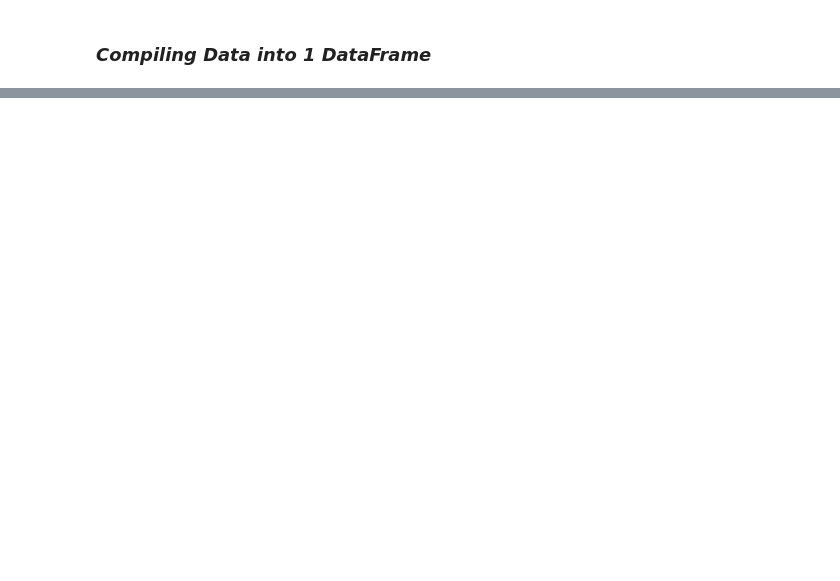
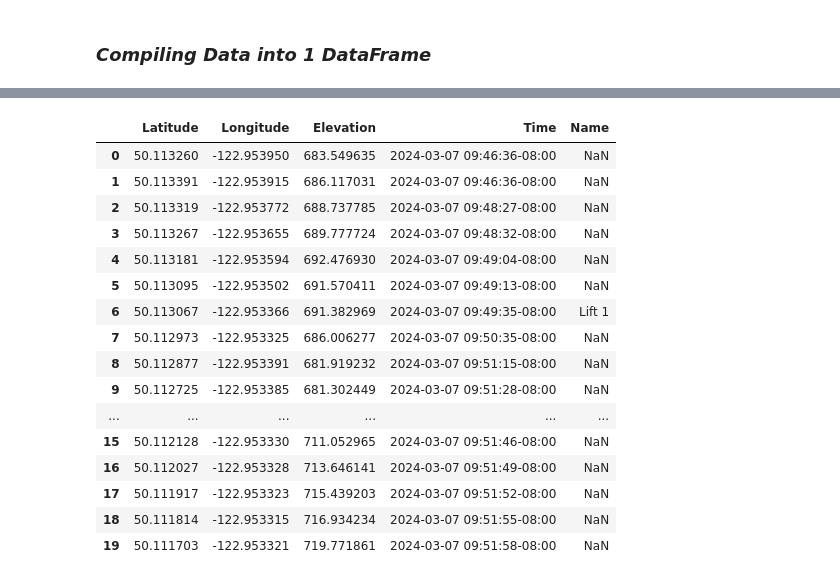
Before and after one commit to joshwinnes11/Project2, a Jupyter notebook: Project2(Josh).ipynb, the cells around one changed output, grey strips where cells are left out. Saved outputs shown, nothing was run; the diff lists cells and outputs as text; code cells hidden in the pictures; blank space fills up the shorter version.

```diff
--- a/Project2(Josh).ipynb
+++ b/Project2(Josh).ipynb
@@ -98,0 +153,2 @@ df_josh_kmz
+# %%
+df_josh_gpx = df_josh_gpx.merge(df_josh_kmz[['Name', 'Time']], how='left', on='Time')
@@ -98,0 +171,21 @@ df_josh_kmz
+# %%
+df_josh_gpx['Time'] = df_josh_gpx['Time'].apply(lambda x: x + pd.Timedelta(hours=12) if x.hour < 8 else x)
+df_josh_gpx.sort_values(by='Time').head(20)
+# %% [output]
+|  | Latitude | Longitude | Elevation | Time | Name |
+| 0 | 50.113260 | -122.953950 | 683.549635 | 2024-03-07 09:46:36-08:00 | NaN |
+| 1 | 50.113391 | -122.953915 | 686.117031 | 2024-03-07 09:46:36-08:00 | NaN |
+| 2 | 50.113319 | -122.953772 | 688.737785 | 2024-03-07 09:48:27-08:00 | NaN |
+| 3 | 50.113267 | -122.953655 | 689.777724 | 2024-03-07 09:48:32-08:00 | NaN |
+| 4 | 50.113181 | -122.953594 | 692.476930 | 2024-03-07 09:49:04-08:00 | NaN |
+| 5 | 50.113095 | -122.953502 | 691.570411 | 2024-03-07 09:49:13-08:00 | NaN |
+| 6 | 50.113067 | -122.953366 | 691.382969 | 2024-03-07 09:49:35-08:00 | Lift 1 |
+| 7 | 50.112973 | -122.953325 | 686.006277 | 2024-03-07 09:50:35-08:00 | NaN |
+| 8 | 50.112877 | -122.953391 | 681.919232 | 2024-03-07 09:51:15-08:00 | NaN |
+| 9 | 50.112725 | -122.953385 | 681.302449 | 2024-03-07 09:51:28-08:00 | NaN |
+| ... | ... | ... | ... | ... | ... |
+| 15 | 50.112128 | -122.953330 | 711.052965 | 2024-03-07 09:51:46-08:00 | NaN |
+| 16 | 50.112027 | -122.953328 | 713.646141 | 2024-03-07 09:51:49-08:00 | NaN |
+| 17 | 50.111917 | -122.953323 | 715.439203 | 2024-03-07 09:51:52-08:00 | NaN |
+| 18 | 50.111814 | -122.953315 | 716.934234 | 2024-03-07 09:51:55-08:00 | NaN |
+| 19 | 50.111703 | -122.953321 | 719.771861 | 2024-03-07 09:51:58-08:00 | NaN |
```
Also changed, not shown: parts of 10 cells of this notebook.
